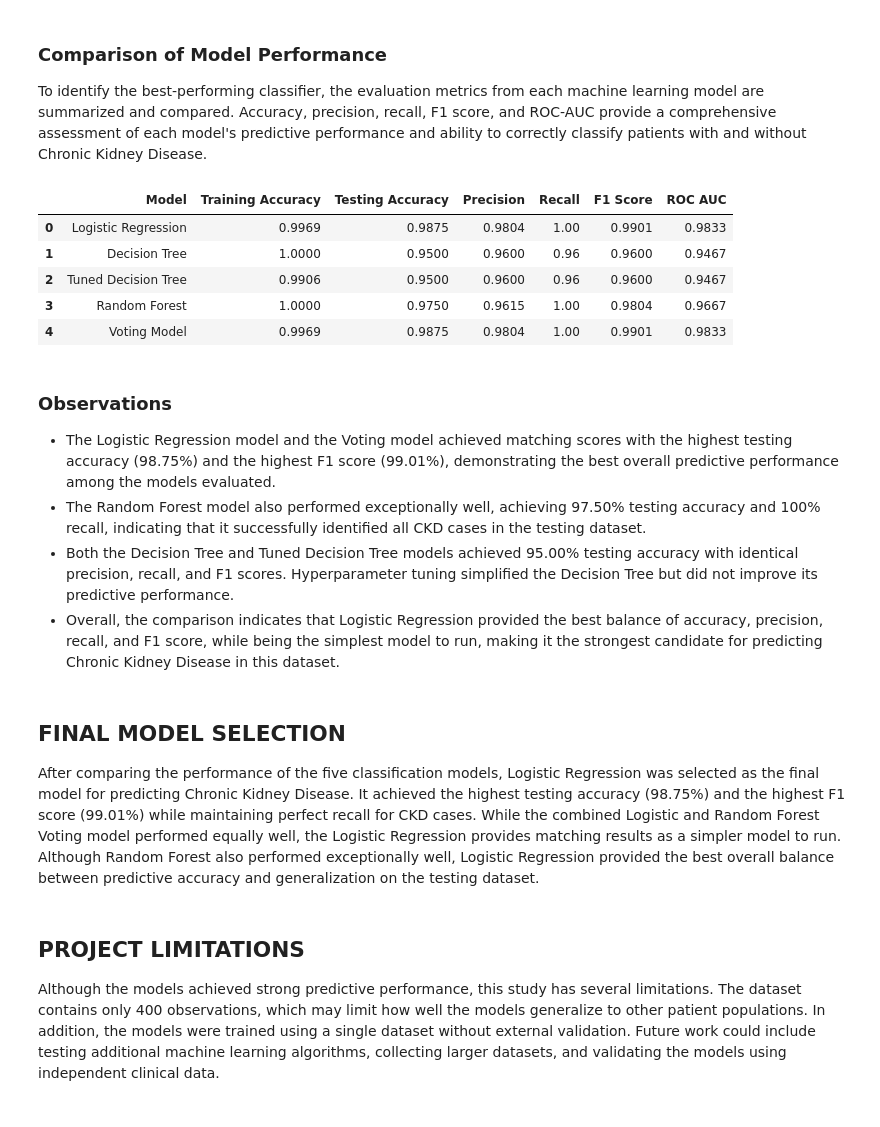
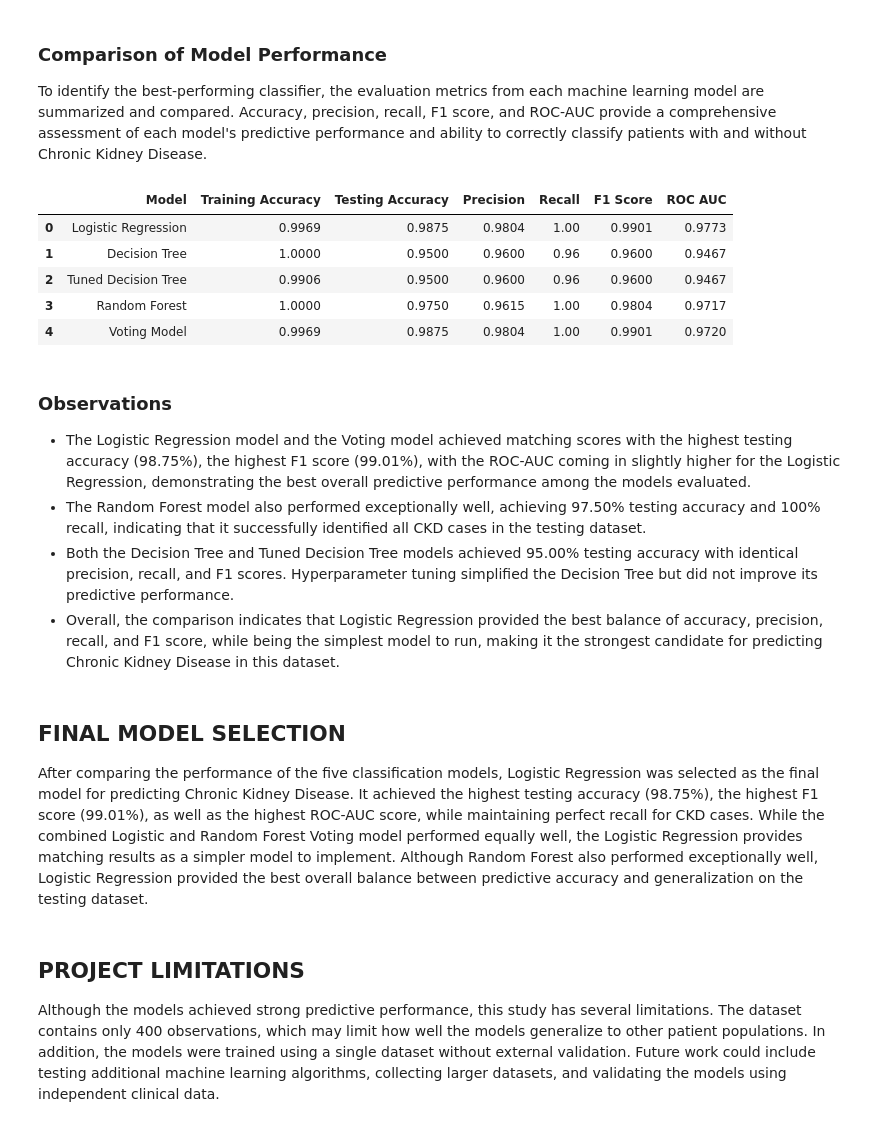
Before and after one commit to rcswider/Chronic-Kidney-Disease, a Jupyter notebook: notebooks/Draft_Group4_ISDS7075_FinalProject_Part2.ipynb, the cells around one changed output. Drawn from its saved outputs; the diff is of its cells as text; code cells hidden in the pictures.

```diff
--- a/notebooks/Draft_Group4_ISDS7075_FinalProject_Part2.ipynb
+++ b/notebooks/Draft_Group4_ISDS7075_FinalProject_Part2.ipynb
@@ -542,6 +542,9 @@ After training the Logistic Regression model, predictions are generated for the
 # %%
 # Generate predictions using the testing dataset
 y_pred_logistic = logistic_model.predict(X_test)
+y_prob_logistic = logistic_model.predict_proba(X_test)[:,1]
+
+logistic_roc_auc = roc_auc_score(y_test, y_prob_logistic)
 
 # Display the first 10 predictions
 print("First 10 Predictions:", y_pred_logistic[:10])
@@ -636,6 +639,9 @@ After training the Decision Tree classifier, predictions are generated for the t
 # %%
 # Generate predictions using the testing dataset
 y_pred_dt = dt_model.predict(X_test)
+y_prob_dt = dt_model.predict_proba(X_test)[:,1]
+
+dt_roc_auc = roc_auc_score(y_test, y_prob_dt)
 
 # Display the first 10 predictions
 print("First 10 Predictions:", y_pred_dt[:10])
@@ -752,6 +758,9 @@ After tuning the Decision Tree classifier, predictions are generated using the t
 # %%
 # Generate predictions using the tuned Decision Tree
 y_pred_dt_tuned = dt_tuned.predict(X_test)
+y_prob_dt_tuned = dt_model.predict_proba(X_test)[:,1]
+
+dt_tuned_roc_auc = roc_auc_score(y_test, y_prob_dt_tuned)
 
 # Display the first 10 predictions
 print("First 10 Predictions:", y_pred_dt_tuned[:10])
@@ -895,6 +904,9 @@ After training the Random Forest classifier, the model is used to predict the CK
 # %%
 # Generate predictions using the testing dataset
 y_pred_rf = rf_model.predict(X_test)
+y_prob_rf = rf_model.predict_proba(X_test)[:,1]
+
+rf_roc_auc = roc_auc_score(y_test, y_prob_rf)
 
 # Display the first 10 predictions
 print("First 10 Predictions:", y_pred_rf[:10])
@@ -1245,54 +1257,54 @@ comparison = pd.DataFrame({
         accuracy_score(y_test, y_pred_voting)
     ],
     "Precision": [
         precision_score(y_test, y_pred_logistic),
         precision_score(y_test, y_pred_dt),
         precision_score(y_test, y_pred_dt_tuned),
         precision_score(y_test, y_pred_rf),
         precision_score(y_test, y_pred_voting)
     ],
     "Recall": [
         recall_score(y_test, y_pred_logistic),
         recall_score(y_test, y_pred_dt),
         recall_score(y_test, y_pred_dt_tuned),
         recall_score(y_test, y_pred_rf),
         recall_score(y_test, y_pred_voting)
     ],
     "F1 Score": [
         f1_score(y_test, y_pred_logistic),
         f1_score(y_test, y_pred_dt),
         f1_score(y_test, y_pred_dt_tuned),
         f1_score(y_test, y_pred_rf),
         f1_score(y_test, y_pred_voting)
     ],
     "ROC AUC": [
-        roc_auc_score(y_test, y_pred_logistic),
-        roc_auc_score(y_test, y_pred_dt),
-        roc_auc_score(y_test, y_pred_dt_tuned),
-        roc_auc_score(y_test, y_pred_rf),
-        roc_auc_score(y_test, y_pred_voting)
+        roc_auc_score(y_test, y_prob_logistic),
+        roc_auc_score(y_test, y_prob_dt),
+        roc_auc_score(y_test, y_prob_dt_tuned),
+        roc_auc_score(y_test, y_prob_rf),
+        roc_auc_score(y_test, y_prob_voting)
     ]
 })
 
 comparison.round(4)
 # %% [output]
 |  | Model | Training Accuracy | Testing Accuracy | Precision | Recall | F1 Score | ROC AUC |
-| 0 | Logistic Regression | 0.9969 | 0.9875 | 0.9804 | 1.00 | 0.9901 | 0.9833 |
+| 0 | Logistic Regression | 0.9969 | 0.9875 | 0.9804 | 1.00 | 0.9901 | 0.9773 |
 | 1 | Decision Tree | 1.0000 | 0.9500 | 0.9600 | 0.96 | 0.9600 | 0.9467 |
 | 2 | Tuned Decision Tree | 0.9906 | 0.9500 | 0.9600 | 0.96 | 0.9600 | 0.9467 |
-| 3 | Random Forest | 1.0000 | 0.9750 | 0.9615 | 1.00 | 0.9804 | 0.9667 |
-| 4 | Voting Model | 0.9969 | 0.9875 | 0.9804 | 1.00 | 0.9901 | 0.9833 |
+| 3 | Random Forest | 1.0000 | 0.9750 | 0.9615 | 1.00 | 0.9804 | 0.9717 |
+| 4 | Voting Model | 0.9969 | 0.9875 | 0.9804 | 1.00 | 0.9901 | 0.9720 |
 # %% [markdown]
 ### Observations
 
-- The Logistic Regression model and the Voting model achieved matching scores with the highest testing accuracy (98.75%) and the highest F1 score (99.01%), demonstrating the best overall predictive performance among the models evaluated.
+- The Logistic Regression model and the Voting model achieved matching scores with the highest testing accuracy (98.75%),  the highest F1 score (99.01%), with the ROC-AUC coming in slightly higher for the Logistic Regression, demonstrating the best overall predictive performance among the models evaluated.
 - The Random Forest model also performed exceptionally well, achieving 97.50% testing accuracy and 100% recall, indicating that it successfully identified all CKD cases in the testing dataset.
 - Both the Decision Tree and Tuned Decision Tree models achieved 95.00% testing accuracy with identical precision, recall, and F1 scores. Hyperparameter tuning simplified the Decision Tree but did not improve its predictive performance.
 - Overall, the comparison indicates that Logistic Regression provided the best balance of accuracy, precision, recall, and F1 score, while being the simplest model to run, making it the strongest candidate for predicting Chronic Kidney Disease in this dataset.
 # %% [markdown]
 ## FINAL MODEL SELECTION
 
-After comparing the performance of the five classification models, Logistic Regression was selected as the final model for predicting Chronic Kidney Disease. It achieved the highest testing accuracy (98.75%) and the highest F1 score (99.01%) while maintaining perfect recall for CKD cases. While the combined Logistic and Random Forest Voting model performed equally well, the Logistic Regression provides matching results as a simpler model to run.  Although Random Forest also performed exceptionally well, Logistic Regression provided the best overall balance between predictive accuracy and generalization on the testing dataset.
+After comparing the performance of the five classification models, Logistic Regression was selected as the final model for predicting Chronic Kidney Disease. It achieved the highest testing accuracy (98.75%), the highest F1 score (99.01%), as well as the highest ROC-AUC score, while maintaining perfect recall for CKD cases. While the combined Logistic and Random Forest Voting model performed equally well, the Logistic Regression provides matching results as a simpler model to implement.  Although Random Forest also performed exceptionally well, Logistic Regression provided the best overall balance between predictive accuracy and generalization on the testing dataset.
 # %% [markdown]
 ## PROJECT LIMITATIONS
 
```
Also changed, not shown: parts of 21 cells of this notebook.
